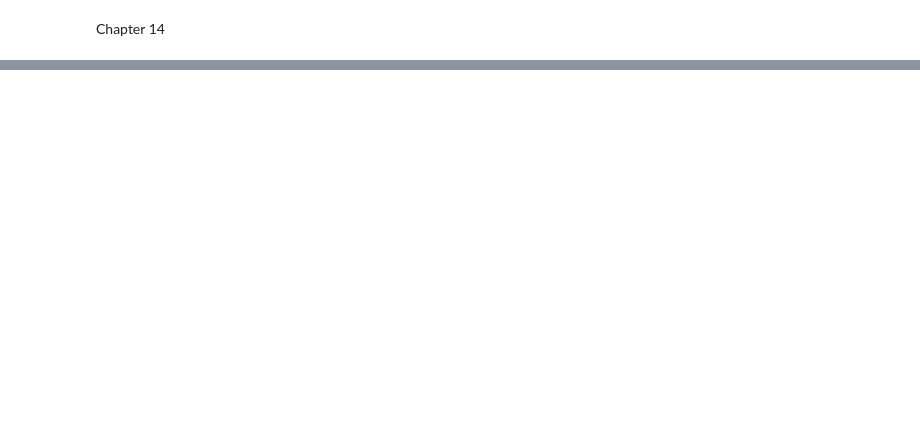
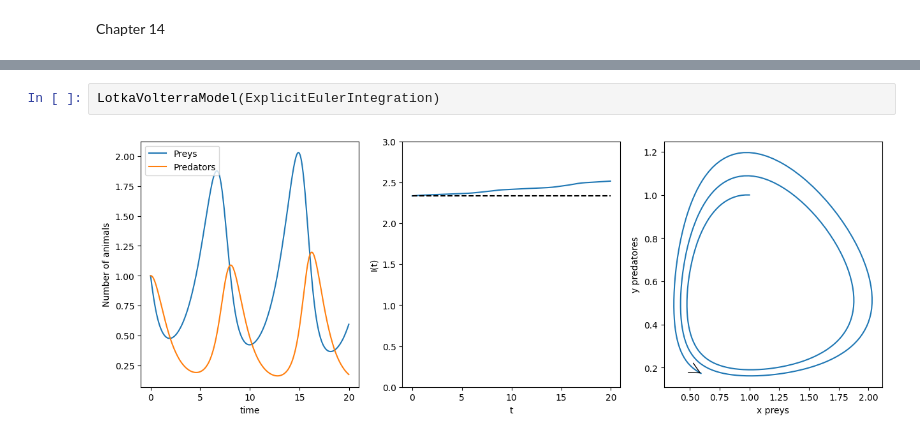
Before and after one commit to heden1/Simulation-of-complex-systems, a Jupyter notebook: HW4.ipynb, the cells around one changed output, grey strips where cells are left out. Cells and saved outputs as stored; diff of their text form; blank space fills up the shorter version.

```diff
--- a/HW4.ipynb
+++ b/HW4.ipynb
@@ -49,0 +93,4 @@ TypeError: float() argument must be a string or a real number, not 'list'
+# %%
+LotkaVolterraModel(ExplicitEulerIntegration)
+# %% [output]
+[figure, added]
```
Also changed, not shown: parts of 7 cells of this notebook.
